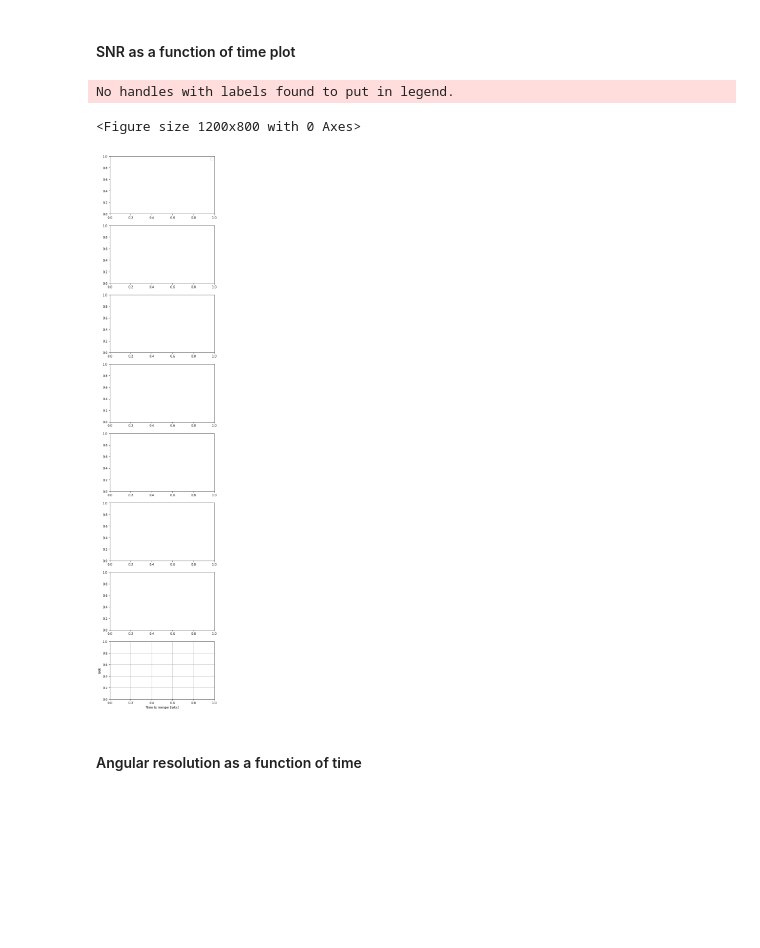
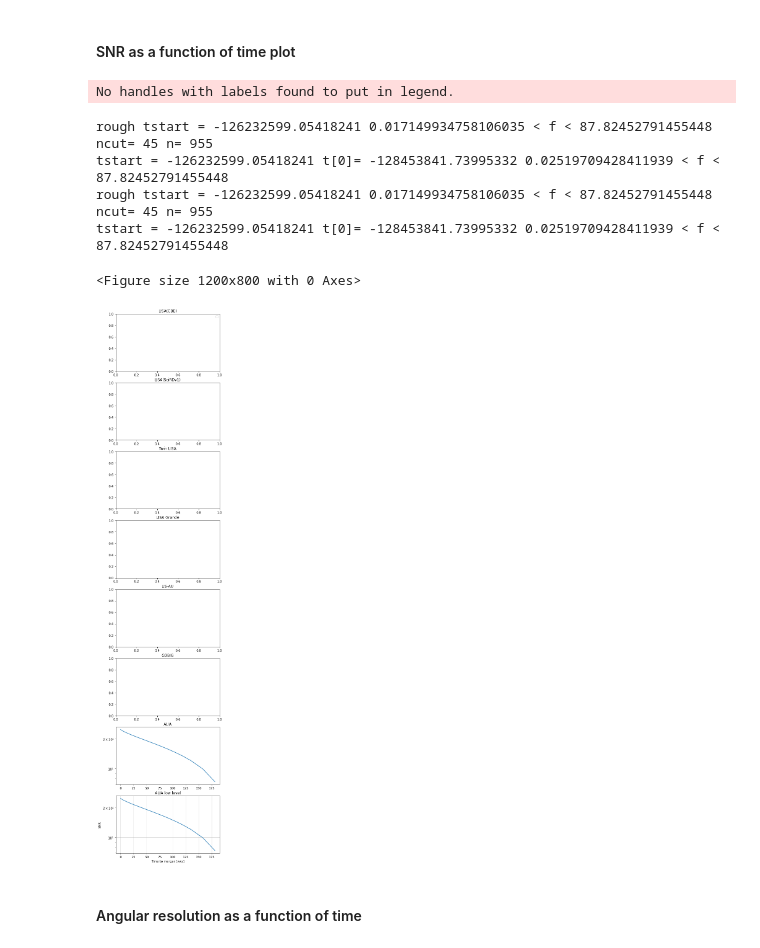
Before and after one commit to JohnGBaker/GWI-metrics, a Jupyter notebook: Notebooks/Target Assessor.ipynb, the cells around one changed output. Cells and saved outputs as stored; diff of their text form; code cells hidden in the pictures; blank space fills up the shorter version.

```diff
--- a/Notebooks/Target Assessor.ipynb
+++ b/Notebooks/Target Assessor.ipynb
@@ -34,16 +34,19 @@ from astropy import units as u
 # %% [markdown]
 ### Edit target info:
 # %%
-#m1,m2=1e6,1e4;z=4.0
+label='my source'
+m1,m2=1e6,1e4;z=1.0
 #optional specification of end of observation
 timecut=None
 #give f0 value if not a chirp
 f0=None
 #observation targets
-res_req_arcsec=10.0
+res_req_arcsec=100.0
 SNR_req=5
 
-m1,m2=1.5,1.5;z=0.05;timecut=15;res_req_arcsec=60.0
+#label='1.1.b';m1,m2=1.5,1.5;z=0.05;timecut=15;res_req_arcsec=60.0 #1.1b
+#label='3.1.a';m1=150.0;m2=150000000.0;z=0.5;res_req_arcsec=180
+label='5.1.a';m1=100.0;m2=10;z=0.1;res_req_arcsec=600
 # %% [markdown]
 ### Define the set of concepts
 Here we load in a set of the pre-defined concepts, or you can define your own
@@ -69,7 +72,7 @@ for mission in missions:
 objectiveList=[]
 minimumSNR=5
 obj={}
-obj['label']='your source'
+obj['label']=label
 obj['m1']=m1*(1+z)#convert to redshifted mass
 obj['m2']=m2*(1+z)#convert to redshifted mass
 dist=cosmo.luminosity_distance(z).to(u.kpc).value
@@ -189,19 +262,32 @@ Net performance
 # %%
 #Make a dataframe with the results
+nm=len(missions)
+colNames=missionNames
+if addOldRes:nm=nm*2+1
 objectiveNames=['your target']
-data=np.zeros((len(obs),len(missions)))
+data=np.zeros((len(obs),nm))
 for i,mission in enumerate(missions):
     for j,ob in enumerate(mission['obs']):
         #print(missionNames[i],objectiveNames[j],ob['assessment'])
         data[j,i]=ob['assessment'].get('eps_res',None)
+if addOldRes:
+    colNames=list(colNames)+['<--NEW | OLD-->']+[name+"'" for name in missionNames]
+    data[:,len(missions)]=float('nan')
+    for i,mission in enumerate(missions):
+        for j,ob in enumerate(mission['obs_old']):
+            #print(missionNames[i],objectiveNames[j],ob['assessment'])
+            data[j,i+len(missions)+1]=ob['assessment'].get('eps_res',None)
 
 adf = pd.DataFrame(data,
                   index=objectiveNames,
-                  columns=missionNames)
-s=adf.style.background_gradient(vmin=0.1,vmax=10,cmap='RdYlGn').set_properties(**{'max-width': '120px', 'font-size': '10pt'})
-#s=s.set_table_styles(shrink())
+                  columns=colNames)
+
+s=adf.style.background_gradient(vmin=0.1,vmax=10,cmap='RdYlGn_r').set_properties(**{'max-width': '120px', 'font-size': '10pt'})
+s=s.set_caption("Resolution performance")
+s=s.format('{:.2g}')
+s=s.set_table_styles(shrink())
 #s=s.set_table_styles(shrink()+zoom())
-s=s.set_caption("Resolution performance")
+
 display(s)
 # %% [output]
 Resolution performance
@@ -222,7 +308,8 @@ for i,mission in enumerate(missions):
     for ob in mission['obs']:
         if ob['source']['type']=='CW':continue
         if ob['assessment'].get('eps',10)>1:continue
-        ax.plot(ob.get('f')[1:],np.abs(ob.get('h')[1:]**2)*np.diff(ob.get('f')),linestyle='-',label=ob.get('source').get('label'))
+        obs=metrics.getSourceSnr(ob['source'],ob['model'],4.0*constants.year)
+        ax.plot(obs.get('f')[1:],np.abs(obs.get('h')[1:]**2)*np.diff(obs.get('f')),linestyle='-',label=ob.get('source').get('label'))
 
     ax.plot(f,metrics.makeSensitivity(f,mission),color = 'black', linewidth=2.0,linestyle='--',label='sensitivity')
     ax.set_title(mission['label'])
@@ -244,34 +331,41 @@ plt.savefig('../plots/%s_source_sensitvities.png' % 'all')
 # %%
 # SNR of time plot
 fig = plt.figure(figsize=(6,4),dpi=200)
 #ax = fig.add_subplot(1,1,1)
 fig,axs=plt.subplots(len(missions),figsize=(6,4*len(missions)))
 haveL=False
 for i,mission in enumerate(missions):
     ax = axs[i]
     for ob in mission['obs']:
+        ax.set_title(mission['label'])
         if ob['source']['type']=='CW':continue
         if ob['assessment'].get('eps',10)>1:continue
-        ax.plot(-ob.get('t')*52/constants.year,ob.get('SNR of t'),linestyle='-',label=ob.get('source').get('label'))
-        ax.set_title(mission['label'])
+        obs=metrics.getSNRandSkyResolution(ob['source'],ob['model'],Nsamp=100,Tmax=4.0,SNRcut=SNRcut)
+        ax.plot(-obs.get('t')*52/constants.year,obs.get('SNR of t'),linestyle='-',label=ob.get('source').get('label'))
         ax.set_xscale('linear')
         ax.set_yscale('log')
     if not haveL:
         ax.legend()
         haveL=True
 #print(obs)
 #plt.xlim([-ob.get('t')[0]*52/constants.year+4,-4])
 #plt.title(ob.get('source').get('label'))
 plt.xlabel('Time to merger [wks]')
 plt.ylabel(r'SNR')
 plt.subplots_adjust()
 #plt.legend()
 ax.grid(True)
 #plt.savefig('../plots/%s_snr_v_t.png' % modelName)
 # %% [output]
 No handles with labels found to put in legend.
-<Figure size 1200x800 with 0 Axes>
+rough tstart = -126232599.05418241 0.017149934758106035 < f < 87.82452791455448
+ncut= 45 n= 955
+tstart = -126232599.05418241 t[0]= -128453841.73995332 0.02519709428411939 < f < 87.82452791455448
+rough tstart = -126232599.05418241 0.017149934758106035 < f < 87.82452791455448
+ncut= 45 n= 955
+tstart = -126232599.05418241 t[0]= -128453841.73995332 0.02519709428411939 < f < 87.82452791455448
+<Figure size 1200x800 with 0 Axes>
-[figure, old version]
+[figure, new version]
 # %% [markdown]
 #### Angular resolution as a function of time
 # %%
```
Also changed, not shown: parts of 6 cells of this notebook, 5 other files.
